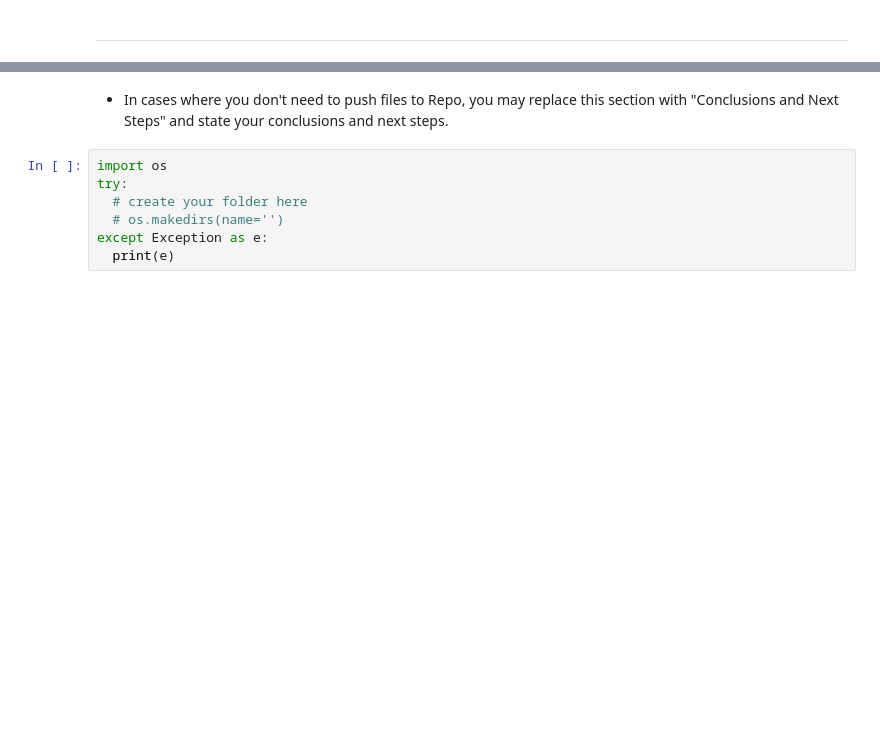
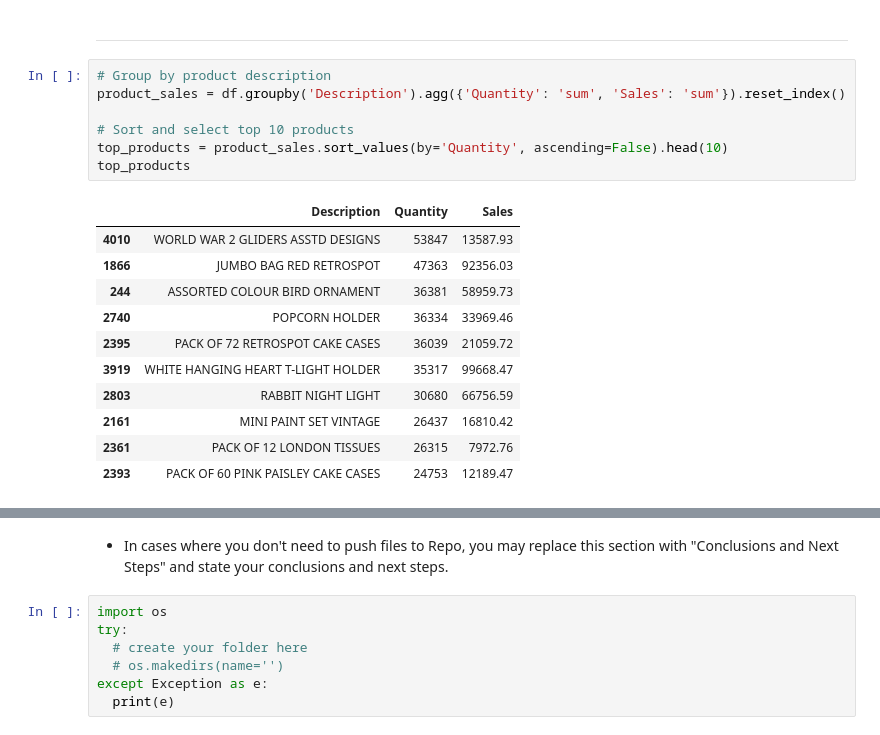
Before and after one commit to tanzilachand/project_tc, a Jupyter notebook: jupyter_notebooks/data_visualisation.ipynb, the cells around one changed output, grey strips where cells are left out. Drawn from its saved outputs; the diff is of its cells as text; blank space fills up the shorter version.

```diff
--- a/jupyter_notebooks/data_visualisation.ipynb
+++ b/jupyter_notebooks/data_visualisation.ipynb
@@ -289,2 +289,21 @@ Passing `palette` without assigning `hue` is deprecated and will be removed in v
 # %% [markdown]
 ---
+# %%
+# Group by product description
+product_sales = df.groupby('Description').agg({'Quantity': 'sum', 'Sales': 'sum'}).reset_index()
+
+# Sort and select top 10 products
+top_products = product_sales.sort_values(by='Quantity', ascending=False).head(10)
+top_products
+# %% [output]
+|  | Description | Quantity | Sales |
+| 4010 | WORLD WAR 2 GLIDERS ASSTD DESIGNS | 53847 | 13587.93 |
+| 1866 | JUMBO BAG RED RETROSPOT | 47363 | 92356.03 |
+| 244 | ASSORTED COLOUR BIRD ORNAMENT | 36381 | 58959.73 |
+| 2740 | POPCORN HOLDER | 36334 | 33969.46 |
+| 2395 | PACK OF 72 RETROSPOT CAKE CASES | 36039 | 21059.72 |
+| 3919 | WHITE HANGING HEART T-LIGHT HOLDER | 35317 | 99668.47 |
+| 2803 | RABBIT NIGHT LIGHT | 30680 | 66756.59 |
+| 2161 | MINI PAINT SET VINTAGE | 26437 | 16810.42 |
+| 2361 | PACK OF 12 LONDON TISSUES | 26315 | 7972.76 |
+| 2393 | PACK OF 60 PINK PAISLEY CAKE CASES | 24753 | 12189.47 |
```
Also changed, not shown: parts of 2 cells of this notebook.
